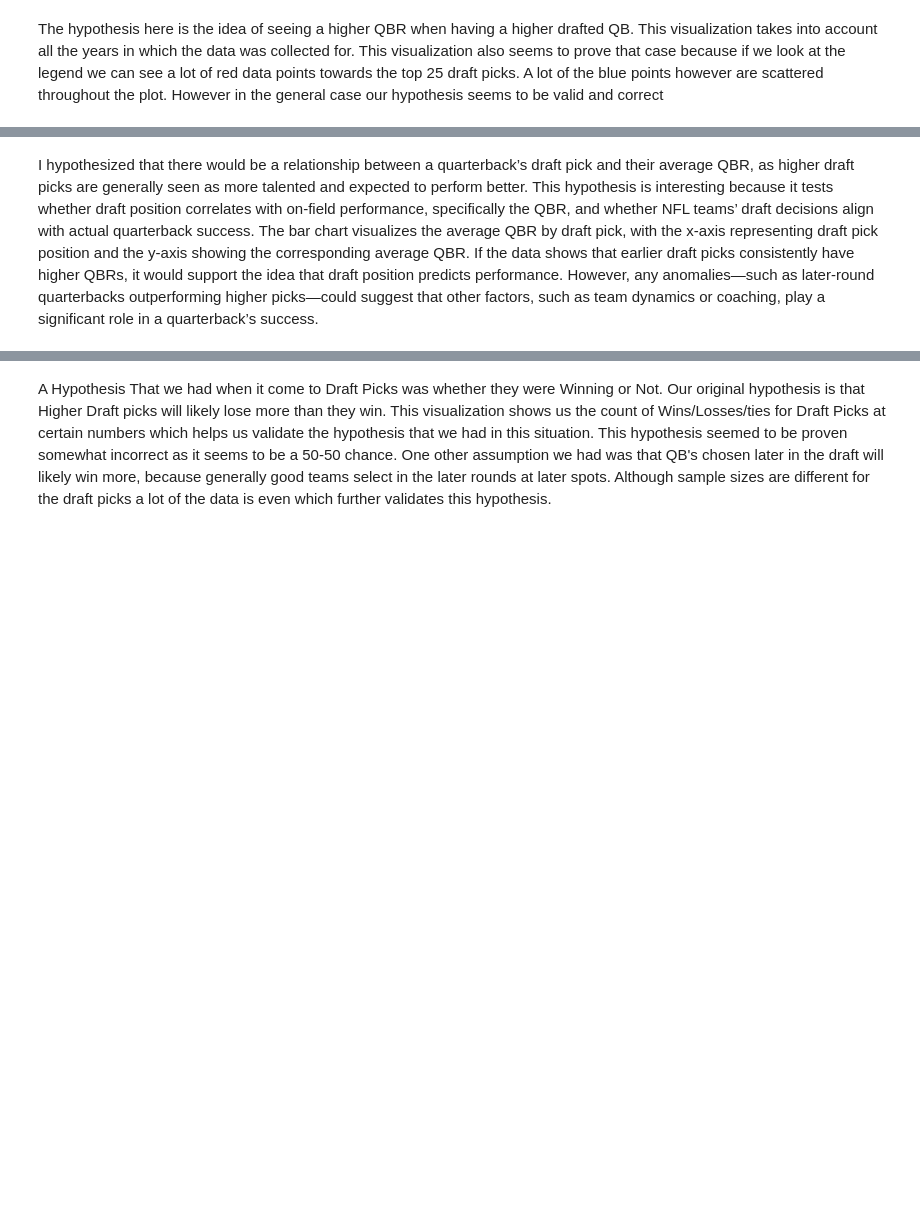
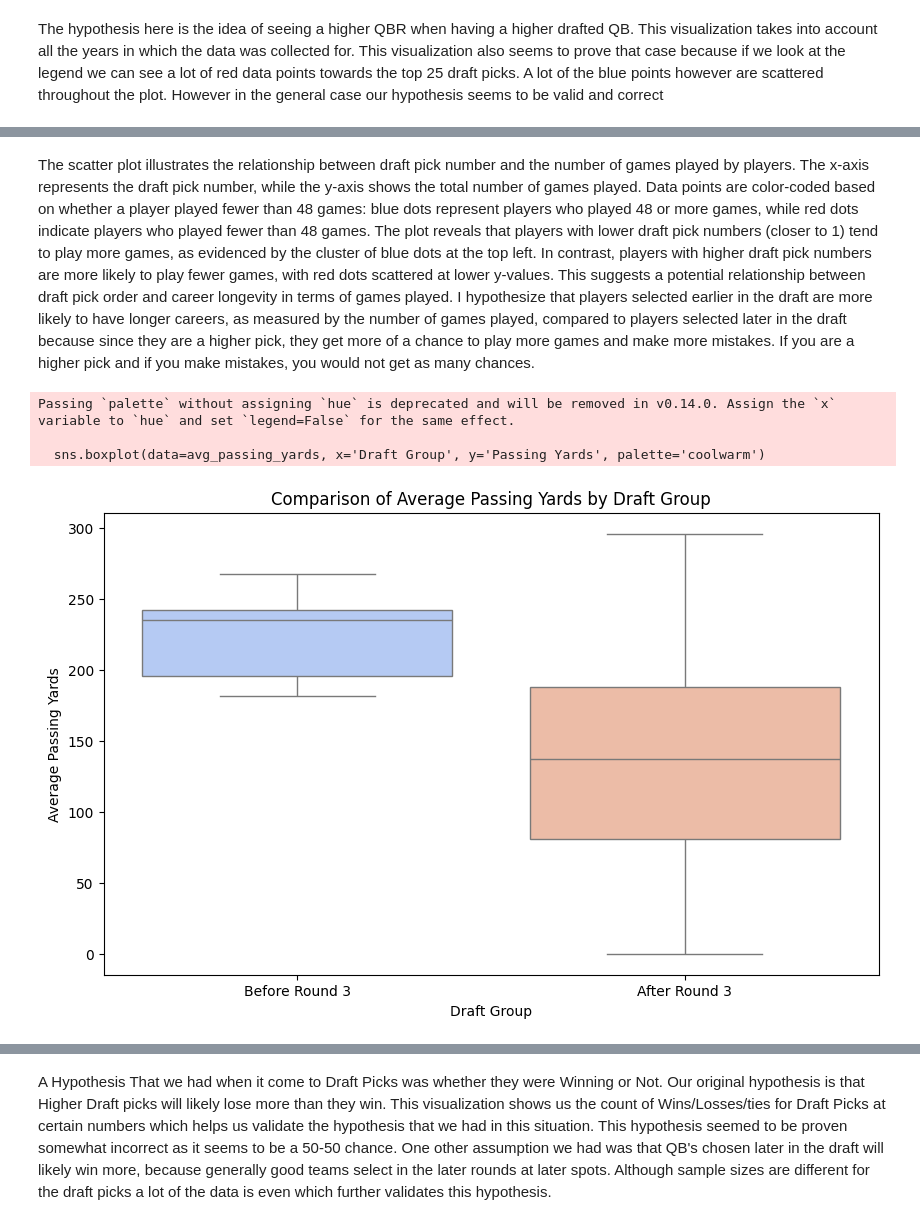
Before and after one commit to cs418-fa24/project-check-in-team-8, a Jupyter notebook: Final_report.ipynb, the cells around one changed output, grey strips where cells are left out. Saved outputs shown, nothing was run; the diff lists cells and outputs as text; code cells hidden in the pictures; blank space fills up the shorter version.

```diff
--- a/Final_report.ipynb
+++ b/Final_report.ipynb
@@ -111,2 +113,32 @@ plt.show()
 # %% [markdown]
-I hypothesized that there would be a relationship between a quarterback’s draft pick and their average QBR, as higher draft picks are generally seen as more talented and expected to perform better. This hypothesis is interesting because it tests whether draft position correlates with on-field performance, specifically the QBR, and whether NFL teams’ draft decisions align with actual quarterback success. The bar chart visualizes the average QBR by draft pick, with the x-axis representing draft pick position and the y-axis showing the corresponding average QBR. If the data shows that earlier draft picks consistently have higher QBRs, it would support the idea that draft position predicts performance. However, any anomalies—such as later-round quarterbacks outperforming higher picks—could suggest that other factors, such as team dynamics or coaching, play a significant role in a quarterback’s success.
+The scatter plot illustrates the relationship between draft pick number and the number of games played by players. The x-axis represents the draft pick number, while the y-axis shows the total number of games played. Data points are color-coded based on whether a player played fewer than 48 games: blue dots represent players who played 48 or more games, while red dots indicate players who played fewer than 48 games. The plot reveals that players with lower draft pick numbers (closer to 1) tend to play more games, as evidenced by the cluster of blue dots at the top left. In contrast, players with higher draft pick numbers are more likely to play fewer games, with red dots scattered at lower y-values. This suggests a potential relationship between draft pick order and career longevity in terms of games played. I hypothesize that players selected earlier in the draft are more likely to have longer careers, as measured by the number of games played, compared to players selected later in the draft because since they are a higher pick, they get more of a chance to play more games and make more mistakes. If you are a higher pick and if you make mistakes, you would not get as many chances.
+# %%
+import pandas as pd
+import seaborn as sns
+import matplotlib.pyplot as plt
+
+# Load the data from the CSV file
+df = pd.read_csv('combinedQBStats.csv')
+
+# Add a column to classify quarterbacks into "Before Round 3" and "After Round 3"
+df['Draft Group'] = df['Draft Pick'].apply(lambda x: 'Before Round 3' if x < 3 else 'After Round 3')
+
+# Group by QB Name and Draft Group to calculate average passing yards
+avg_passing_yards = df.groupby(['Name', 'Draft Group'])['Passing Yards'].mean().reset_index()
+
+# Create the box plot
+plt.figure(figsize=(10, 6))
+sns.boxplot(data=avg_passing_yards, x='Draft Group', y='Passing Yards', palette='coolwarm')
+
+# Add labels and title
+plt.xlabel("Draft Group")
+plt.ylabel("Average Passing Yards")
+plt.title("Comparison of Average Passing Yards by Draft Group")
+
+# Show the plot
+plt.show()
+# %% [output]
+Passing `palette` without assigning `hue` is deprecated and will be removed in v0.14.0. Assign the `x` variable to `hue` and set `legend=False` for the same effect.
+
+  sns.boxplot(data=avg_passing_yards, x='Draft Group', y='Passing Yards', palette='coolwarm')
+[figure, added]
```
Also changed, not shown: parts of 7 cells of this notebook.
